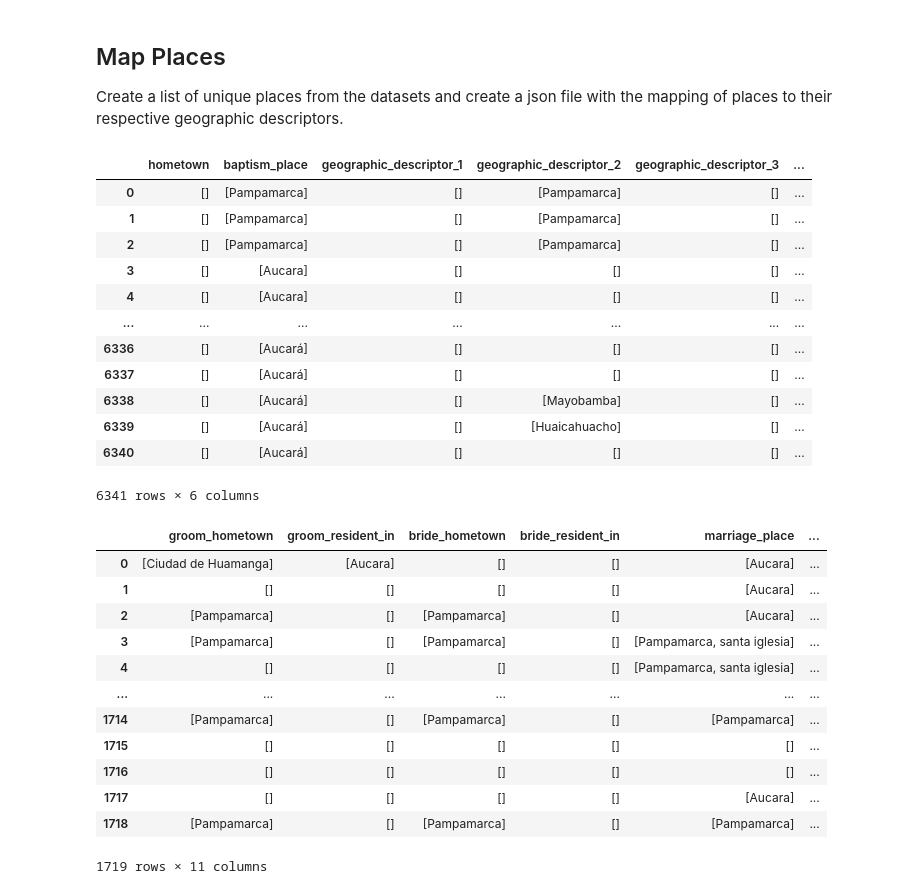
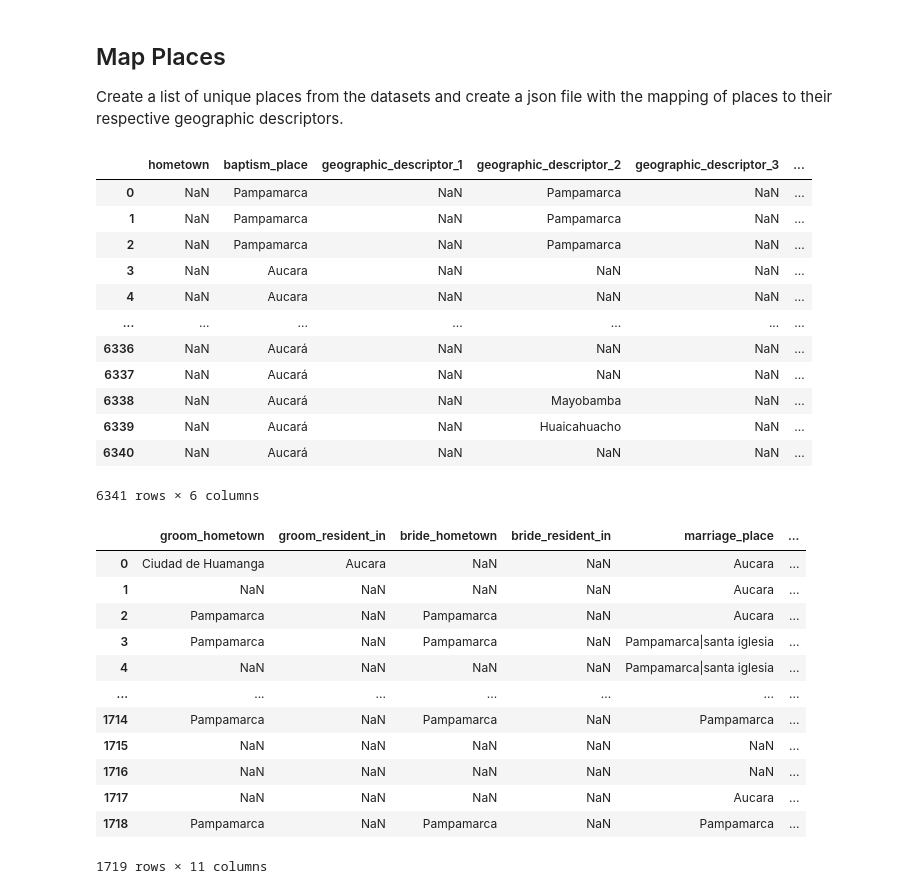
Before and after one commit to UCSB-AMPLab/sondondo, a Jupyter notebook: project_code/dataCleaning.ipynb, the cells around one changed output. Cells and saved outputs as stored; diff of their text form; code cells hidden in the pictures.

Commit message:
Implement placeRecognition over the three dataframes

```diff
--- a/project_code/dataCleaning.ipynb
+++ b/project_code/dataCleaning.ipynb
@@ -371,30 +371,30 @@ from actions.extractors.placeRecognition import PlaceExtractor
 
 extractor = PlaceExtractor()
 # %%
-place_columns = [
+bautismos_place_columns = [
     'hometown', 'baptism_place', 'geographic_descriptor_1',
         'geographic_descriptor_2', 'geographic_descriptor_3',
         'geographic_descriptor_4'
 ]
 
-for col in place_columns:
+for col in bautismos_place_columns:
     if col in BAUTISMOS_HARMONIZED.columns:
         BAUTISMOS_HARMONIZED[col] = extractor.extract_places_per_row(BAUTISMOS_HARMONIZED[col])
 
-BAUTISMOS_HARMONIZED[place_columns]
+BAUTISMOS_HARMONIZED[bautismos_place_columns]
 # %% [output]
 |  | hometown | baptism_place | geographic_descriptor_1 | geographic_descriptor_2 | geographic_descriptor_3 | ... |
-| 0 | [] | [Pampamarca] | [] | [Pampamarca] | [] | ... |
-| 1 | [] | [Pampamarca] | [] | [Pampamarca] | [] | ... |
-| 2 | [] | [Pampamarca] | [] | [Pampamarca] | [] | ... |
-| 3 | [] | [Aucara] | [] | [] | [] | ... |
-| 4 | [] | [Aucara] | [] | [] | [] | ... |
+| 0 | NaN | Pampamarca | NaN | Pampamarca | NaN | ... |
+| 1 | NaN | Pampamarca | NaN | Pampamarca | NaN | ... |
+| 2 | NaN | Pampamarca | NaN | Pampamarca | NaN | ... |
+| 3 | NaN | Aucara | NaN | NaN | NaN | ... |
+| 4 | NaN | Aucara | NaN | NaN | NaN | ... |
 | ... | ... | ... | ... | ... | ... | ... |
-| 6336 | [] | [Aucará] | [] | [] | [] | ... |
-| 6337 | [] | [Aucará] | [] | [] | [] | ... |
-| 6338 | [] | [Aucará] | [] | [Mayobamba] | [] | ... |
-| 6339 | [] | [Aucará] | [] | [Huaicahuacho] | [] | ... |
-| 6340 | [] | [Aucará] | [] | [] | [] | ... |
+| 6336 | NaN | Aucará | NaN | NaN | NaN | ... |
+| 6337 | NaN | Aucará | NaN | NaN | NaN | ... |
+| 6338 | NaN | Aucará | NaN | Mayobamba | NaN | ... |
+| 6339 | NaN | Aucará | NaN | Huaicahuacho | NaN | ... |
+| 6340 | NaN | Aucará | NaN | NaN | NaN | ... |
 6341 rows × 6 columns
 # %%
 matrimonios_place_columns = [
@@ -413,17 +413,17 @@ for col in matrimonios_place_columns:
 MATRIMONIOS_HARMONIZED[matrimonios_place_columns]
 # %% [output]
 |  | groom_hometown | groom_resident_in | bride_hometown | bride_resident_in | marriage_place | ... |
-| 0 | [Ciudad de Huamanga] | [Aucara] | [] | [] | [Aucara] | ... |
-| 1 | [] | [] | [] | [] | [Aucara] | ... |
-| 2 | [Pampamarca] | [] | [Pampamarca] | [] | [Aucara] | ... |
-| 3 | [Pampamarca] | [] | [Pampamarca] | [] | [Pampamarca, santa iglesia] | ... |
-| 4 | [] | [] | [] | [] | [Pampamarca, santa iglesia] | ... |
+| 0 | Ciudad de Huamanga | Aucara | NaN | NaN | Aucara | ... |
+| 1 | NaN | NaN | NaN | NaN | Aucara | ... |
+| 2 | Pampamarca | NaN | Pampamarca | NaN | Aucara | ... |
+| 3 | Pampamarca | NaN | Pampamarca | NaN | Pampamarca|santa iglesia | ... |
+| 4 | NaN | NaN | NaN | NaN | Pampamarca|santa iglesia | ... |
 | ... | ... | ... | ... | ... | ... | ... |
-| 1714 | [Pampamarca] | [] | [Pampamarca] | [] | [Pampamarca] | ... |
-| 1715 | [] | [] | [] | [] | [] | ... |
-| 1716 | [] | [] | [] | [] | [] | ... |
-| 1717 | [] | [] | [] | [] | [Aucara] | ... |
-| 1718 | [Pampamarca] | [] | [Pampamarca] | [] | [Pampamarca] | ... |
+| 1714 | Pampamarca | NaN | Pampamarca | NaN | Pampamarca | ... |
+| 1715 | NaN | NaN | NaN | NaN | NaN | ... |
+| 1716 | NaN | NaN | NaN | NaN | NaN | ... |
+| 1717 | NaN | NaN | NaN | NaN | Aucara | ... |
+| 1718 | Pampamarca | NaN | Pampamarca | NaN | Pampamarca | ... |
 1719 rows × 11 columns
 # %%
 entierros_place_columns = [
```
Also changed, not shown: parts of 8 cells of this notebook.
